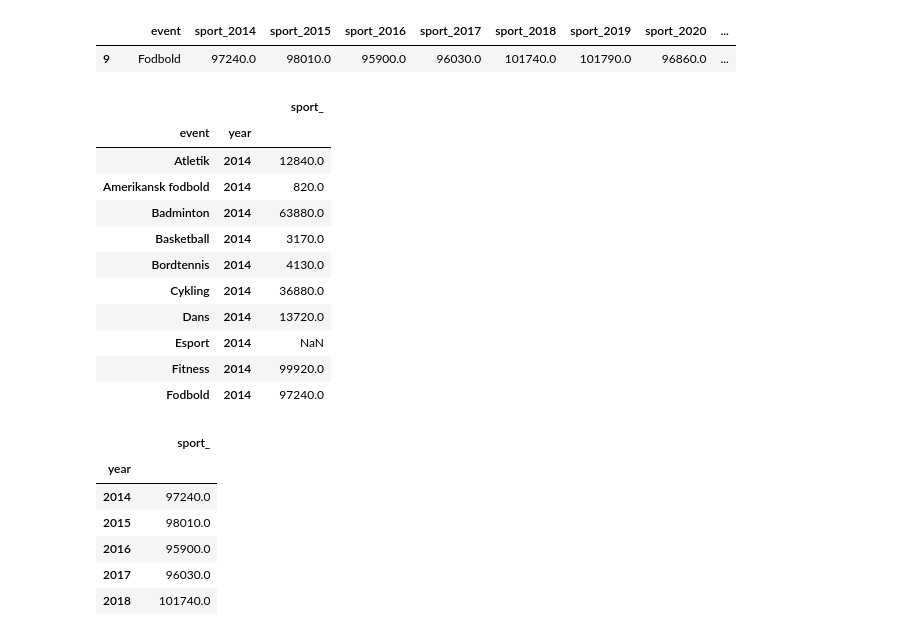
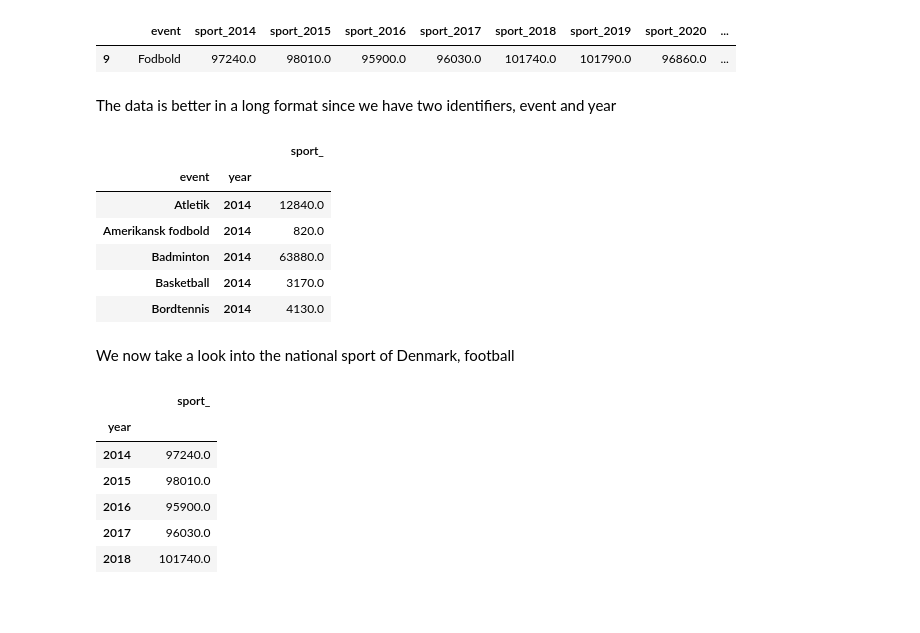
Before and after one commit to NumEconCopenhagen/projects-2024-Simon-C-og-Jens-H, a Jupyter notebook: dataproject/dataproject.ipynb, the cells around one changed output. Saved outputs shown, nothing was run; the diff lists cells and outputs as text; code cells hidden in the pictures; blank space fills up the shorter version.

```diff
--- a/dataproject/dataproject.ipynb
+++ b/dataproject/dataproject.ipynb
@@ -223,22 +231,22 @@ sport_cleaned.loc[sport_cleaned.event == 'Fodbold']
 # %% [output]
 |  |  | event | sport_2014 | sport_2015 | sport_2016 | sport_2017 | sport_2018 | sport_2019 | sport_2020 | ... |
 | 9 |  | Fodbold | 97240.0 | 98010.0 | 95900.0 | 96030.0 | 101740.0 | 101790.0 | 96860.0 | ... |
+# %% [markdown]
+The data is better in a long format since we have two identifiers, event and year
 # %%
+# Arranging the data to a long dataset
 sport_long = pd.wide_to_long(sport_cleaned, stubnames='sport_', i='event', j='year')
-sport_long.head(10)
+sport_long.head(5)
 # %% [output]
 |  |  |  | sport_ |
 | event | year |  |  |
 | Atletik | 2014 |  | 12840.0 |
 | Amerikansk fodbold | 2014 |  | 820.0 |
 | Badminton | 2014 |  | 63880.0 |
 | Basketball | 2014 |  | 3170.0 |
 | Bordtennis | 2014 |  | 4130.0 |
-| Cykling | 2014 |  | 36880.0 |
-| Dans | 2014 |  | 13720.0 |
-| Esport | 2014 |  | NaN |
-| Fitness | 2014 |  | 99920.0 |
-| Fodbold | 2014 |  | 97240.0 |
+# %% [markdown]
+We now take a look into the national sport of Denmark, football
 # %%
 sport_long.xs('Fodbold', level='event')
 # %% [output]
```
Also changed, not shown: parts of 24 cells of this notebook.
